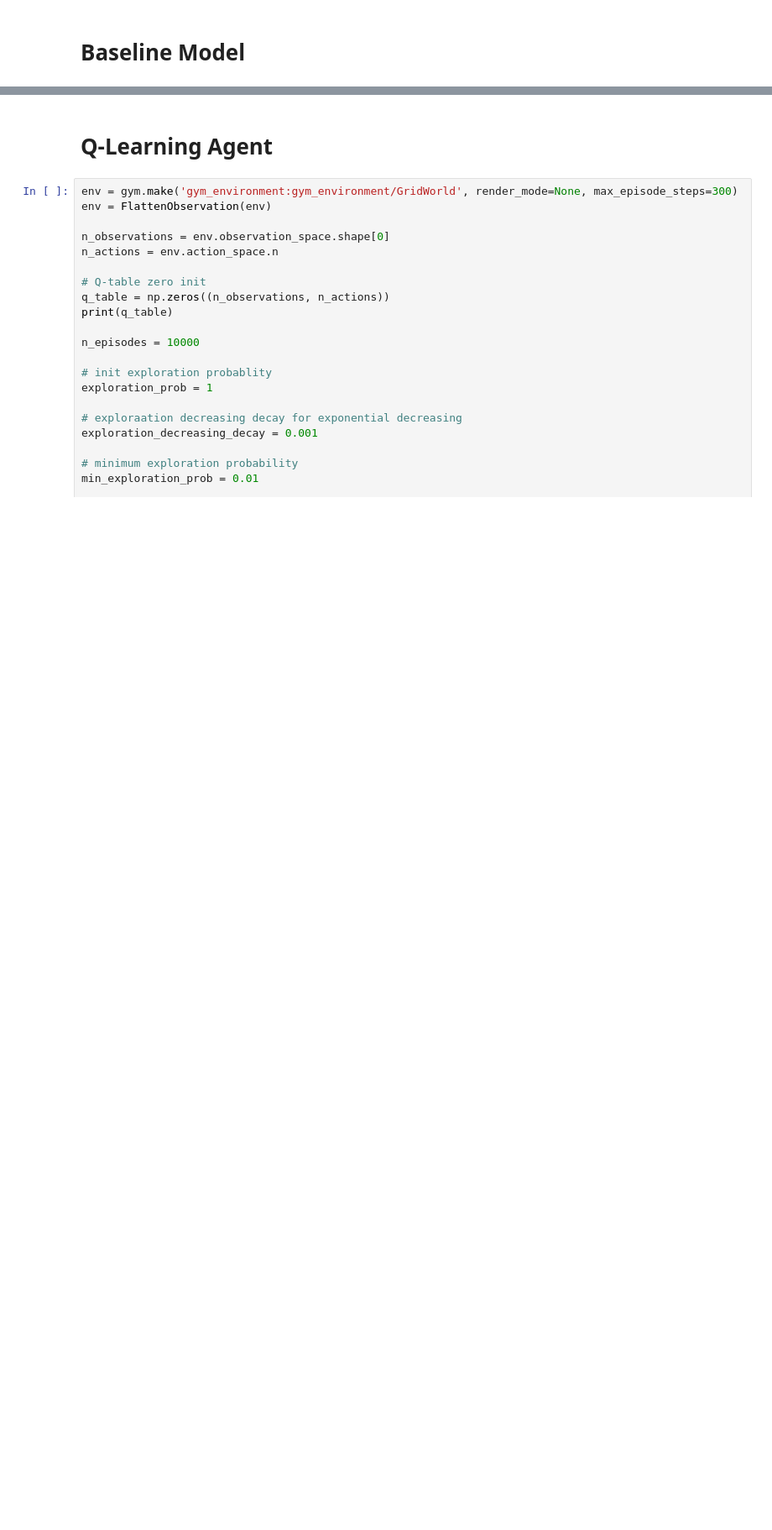
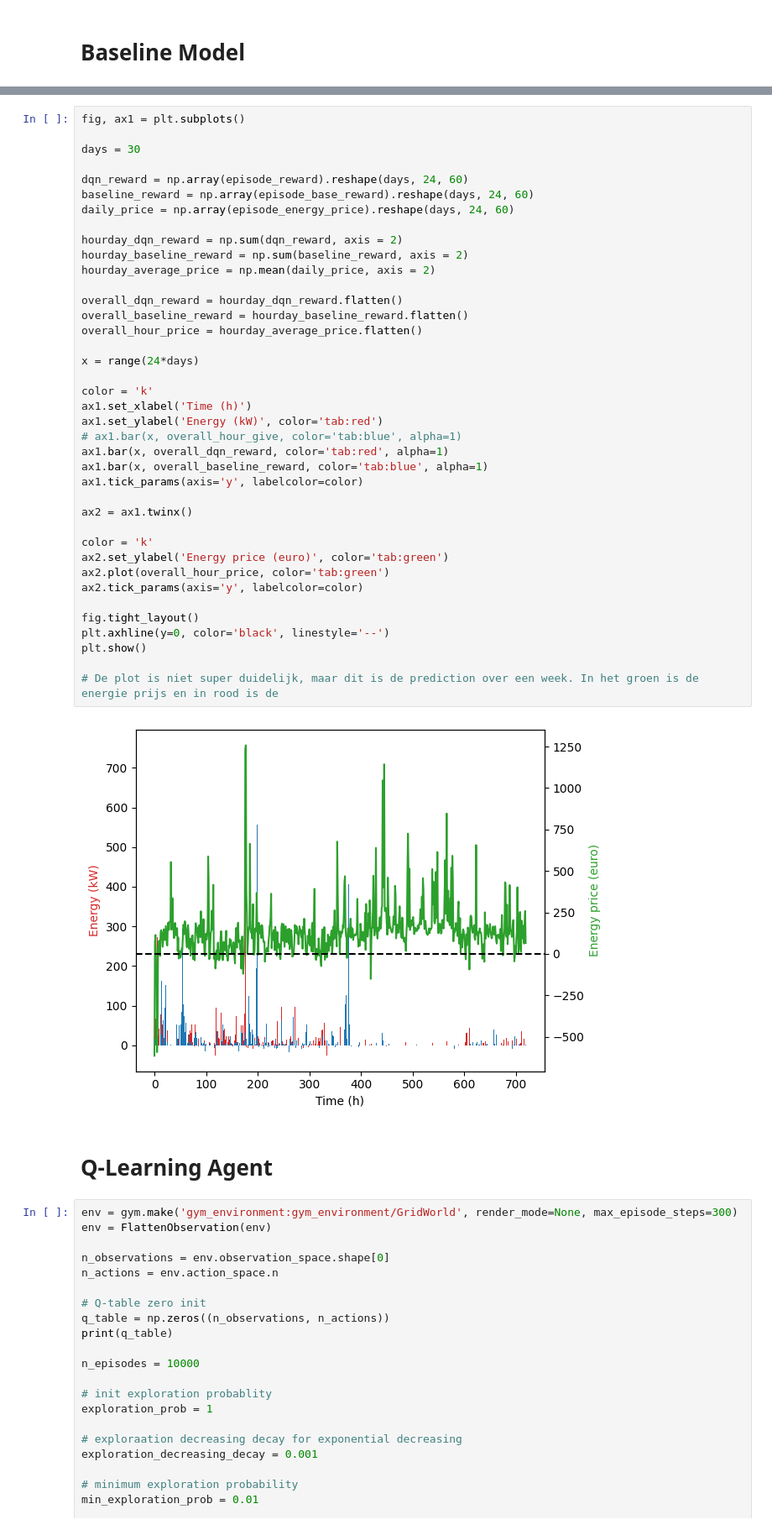
Before and after one commit to leidindi/PPO-RL-AGENT, a Jupyter notebook: model/SimpleBatter_note.ipynb, the cells around one changed output, grey strips where cells are left out. Shown at 84% size. Drawn from its saved outputs; the diff is of its cells as text; blank space fills up the shorter version.

```diff
--- a/model/SimpleBatter_note.ipynb
+++ b/model/SimpleBatter_note.ipynb
@@ -593,3 +603,44 @@ Name: 1305, dtype: object
+# %%
+fig, ax1 = plt.subplots()
+
+days = 30
+
+dqn_reward = np.array(episode_reward).reshape(days, 24, 60)
+baseline_reward = np.array(episode_base_reward).reshape(days, 24, 60)
+daily_price = np.array(episode_energy_price).reshape(days, 24, 60)
+
+hourday_dqn_reward = np.sum(dqn_reward, axis = 2)
+hourday_baseline_reward = np.sum(baseline_reward, axis = 2)
+hourday_average_price = np.mean(daily_price, axis = 2)
+
+overall_dqn_reward = hourday_dqn_reward.flatten()
+overall_baseline_reward = hourday_baseline_reward.flatten()
+overall_hour_price = hourday_average_price.flatten()
+
+x = range(24*days)
+
+color = 'k'
+ax1.set_xlabel('Time (h)')
+ax1.set_ylabel('Energy (kW)', color='tab:red')
+# ax1.bar(x, overall_hour_give, color='tab:blue', alpha=1)
+ax1.bar(x, overall_dqn_reward, color='tab:red', alpha=1)
+ax1.bar(x, overall_baseline_reward, color='tab:blue', alpha=1)
+ax1.tick_params(axis='y', labelcolor=color)
+
+ax2 = ax1.twinx()
+
+color = 'k'
+ax2.set_ylabel('Energy price (euro)', color='tab:green')
+ax2.plot(overall_hour_price, color='tab:green')
+ax2.tick_params(axis='y', labelcolor=color)
+
+fig.tight_layout()
+plt.axhline(y=0, color='black', linestyle='--')
+plt.show()
+
+# De plot is niet super duidelijk, maar dit is de prediction over een week. In het groen is de energie prijs en in rood is de
+# %% [output]
+[figure, added]
 # %% [markdown]
 # Q-Learning Agent
 # %%
```
Also changed, not shown: parts of 10 cells of this notebook, 3 other files.
